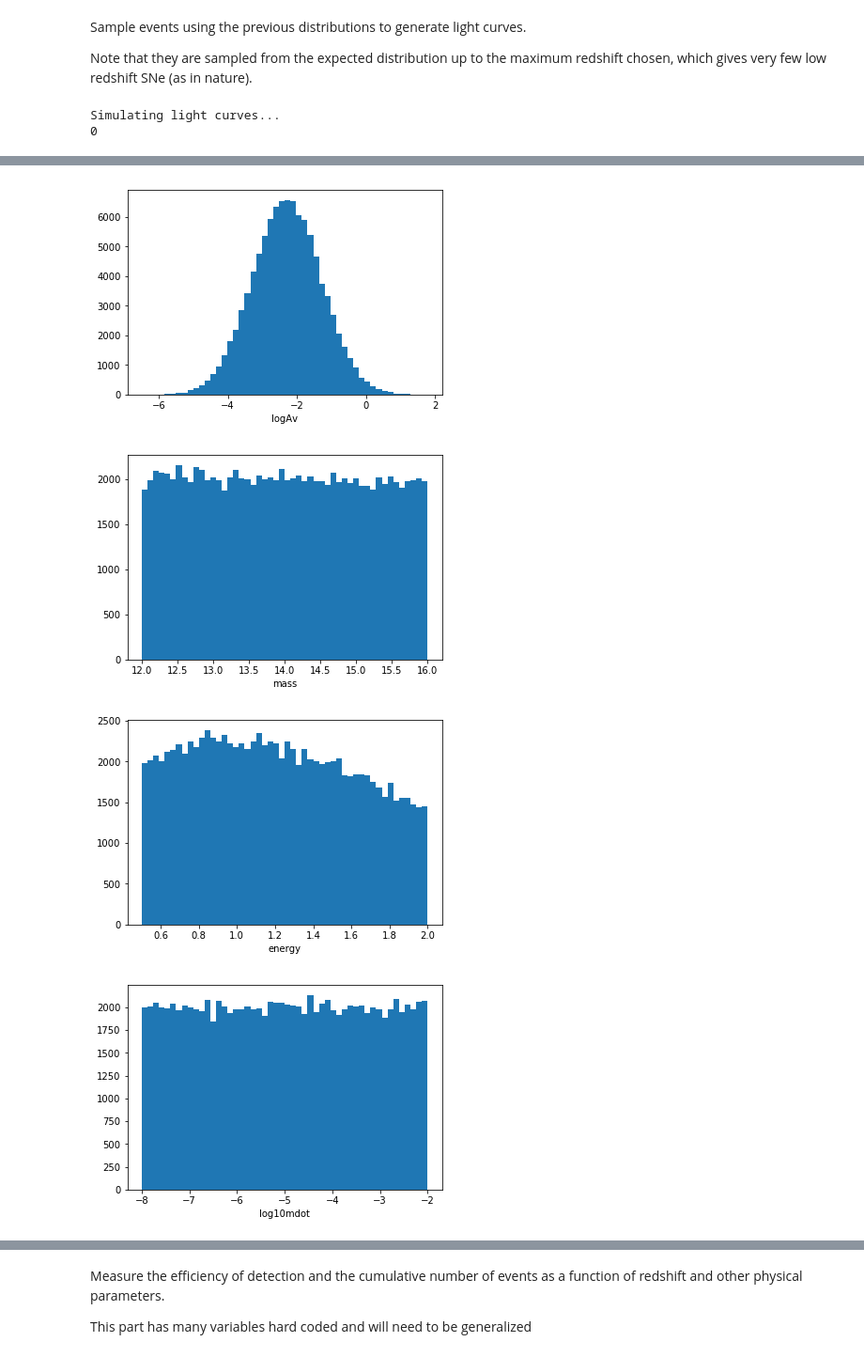
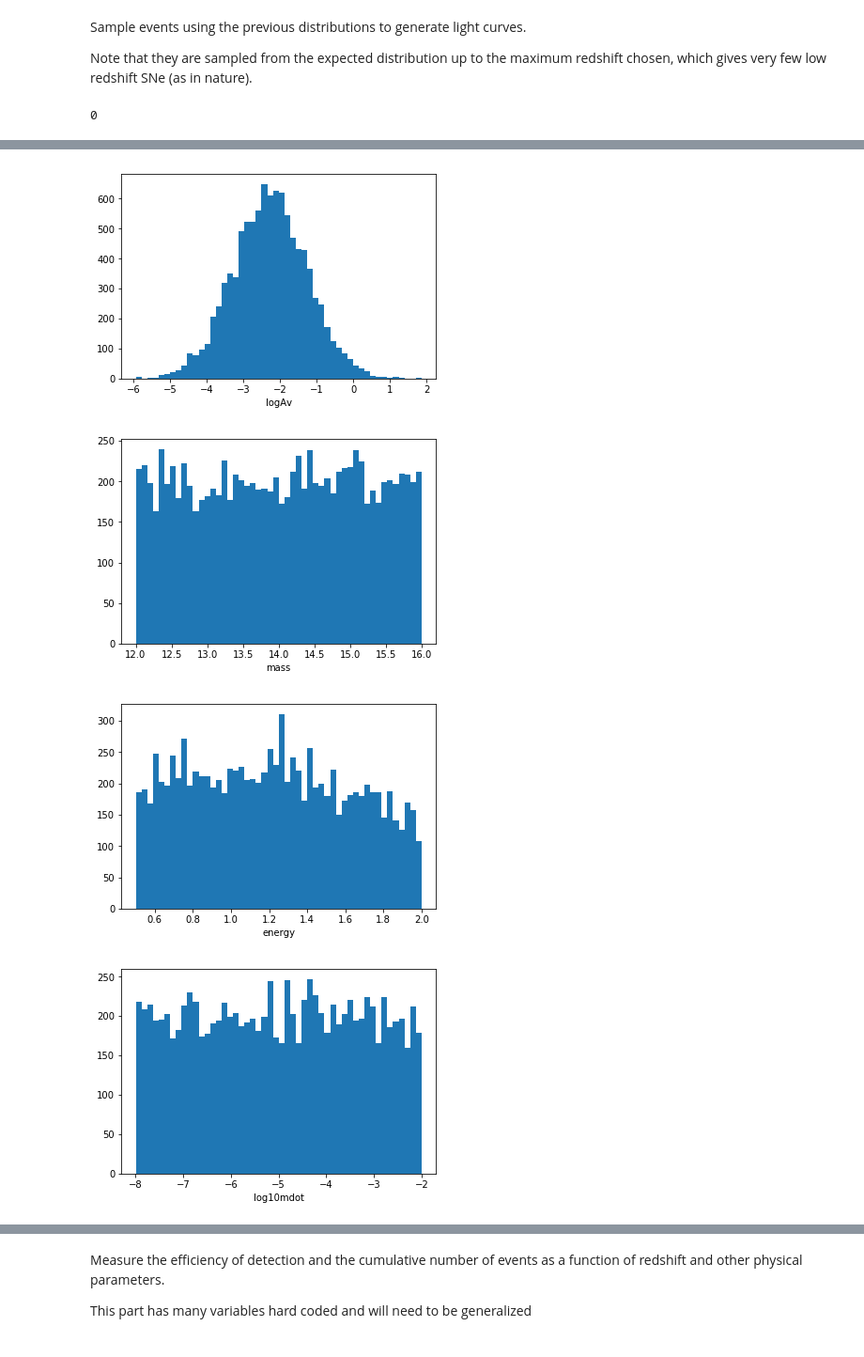
Before and after one commit to fforster/surveysim, a Jupyter notebook: notebooks/SurveySimulator.ipynb, the cells around one changed output, grey strips where cells are left out. Shown at 94% size. Drawn from its saved outputs; the diff is of its cells as text; code cells hidden in the pictures.

```diff
--- a/notebooks/SurveySimulator.ipynb
+++ b/notebooks/SurveySimulator.ipynb
@@ -97,9 +97,9 @@ Here we initiliaze the models with the physical parameter names and units, note
 # initialize LCz_Av_params models
 paramnames = ["mass", "energy", "mdot", "rcsm", "vwindinf", "beta"]
 paramunits = ["Msun", "B", "Msun/yr", "1e15 cm", "km/s", ""]
-parammetric = np.array([1., 1., 1e-6, 1., 10., 1.])
-paramlogscale = np.array([False, False, True, False, False, True], dtype = bool)
-LCs = LCz_Av_params(modelsdir = modelsdir, modelname = modelname, files = files, paramnames = paramnames, paramunits = paramunits, params = params, zs = zs, Avs = Avs, Rv = Rv, times = times)
+LCs = LCz_Av_params(modelsdir = modelsdir, modelname = modelname, \
+                    files = files, paramnames = paramnames, paramunits = paramunits, params = params, \
+                    zs = zs, Avs = Avs, Rv = Rv, times = times)
 # %% [output]
 ['mass' 'energy' 'mdot' 'rcsm' 'vwindinf' 'beta']
 # %% [markdown]
@@ -200,8 +202,8 @@ Sample events using the previous distributions to generate light curves.
 
 Note that they are sampled from the expected distribution up to the maximum redshift chosen, which gives very few low redshift SNe (as in nature).
 # %%
-nsim = 100000
-%time newsurvey.sample_events(nsim = nsim, doload = False, doplot = True, rvs = rvs, bounds = bounds, pars = pars)
+nsim = 10000
+%time newsurvey.sample_events(nsim = nsim, doload = False, doplot = True, doemergence = True, \
+                              rvs = rvs, bounds = bounds, pars = pars)
 # %% [output]
-Simulating light curves...
 0
@@ -211,4 +213,4 @@ Wall time: 30min 7s
-[figure, old version]
+[figure, new version]
-[figure, old version]
+[figure, new version]
-[figure, old version]
+[figure, new version]
-[figure, old version]
+[figure, new version]
```
Also changed, not shown: parts of 5 cells of this notebook, 7 other files.
